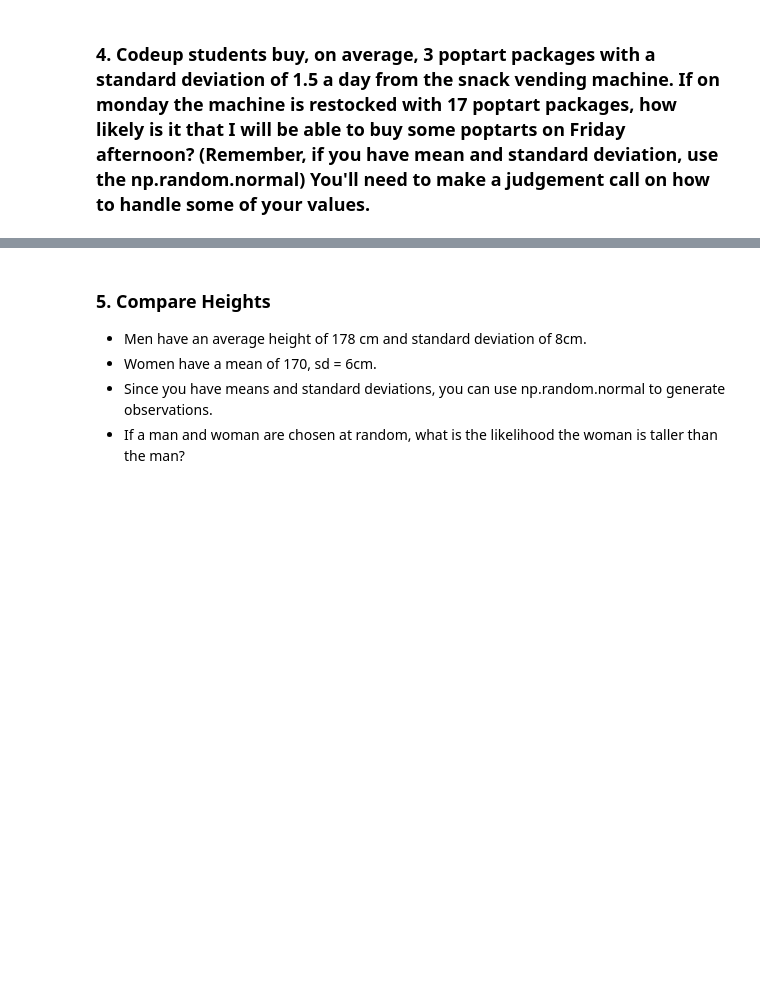
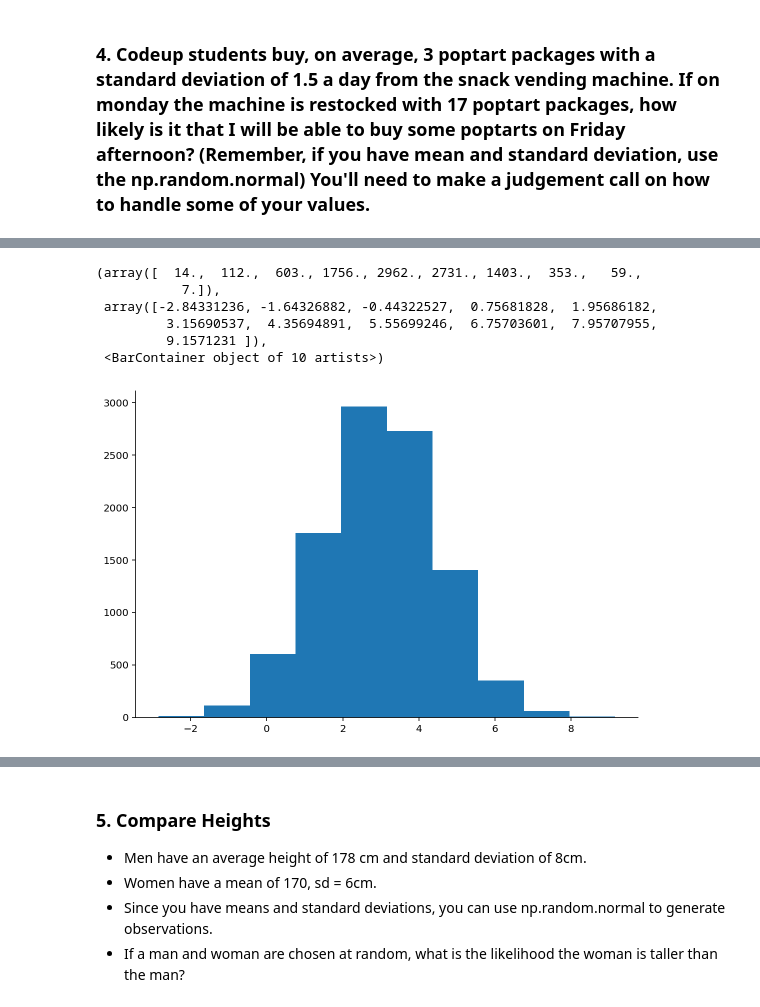
Before and after one commit to Yvette-Ibarra/statistics-exercises, a Jupyter notebook: simulation.ipynb, the cells around one changed output, grey strips where cells are left out. Cells and saved outputs as stored; diff of their text form; code cells hidden in the pictures; blank space fills up the shorter version.

```diff
--- a/simulation.ipynb
+++ b/simulation.ipynb
@@ -128 +138,11 @@ array([13.88757223,  8.16134546, 16.62591946, ..., 17.76262174,
+# %%
+plt.hist(np.random.normal(3,1.5, size =(10_000)))
+# %% [output]
+(array([  14.,  112.,  603., 1756., 2962., 2731., 1403.,  353.,   59.,
+           7.]),
+ array([-2.84331236, -1.64326882, -0.44322527,  0.75681828,  1.95686182,
+         3.15690537,  4.35694891,  5.55699246,  6.75703601,  7.95707955,
+         9.1571231 ]),
+ <BarContainer object of 10 artists>)
+[figure, added]
 # %%
```
Also changed, not shown: parts of 38 cells of this notebook.
